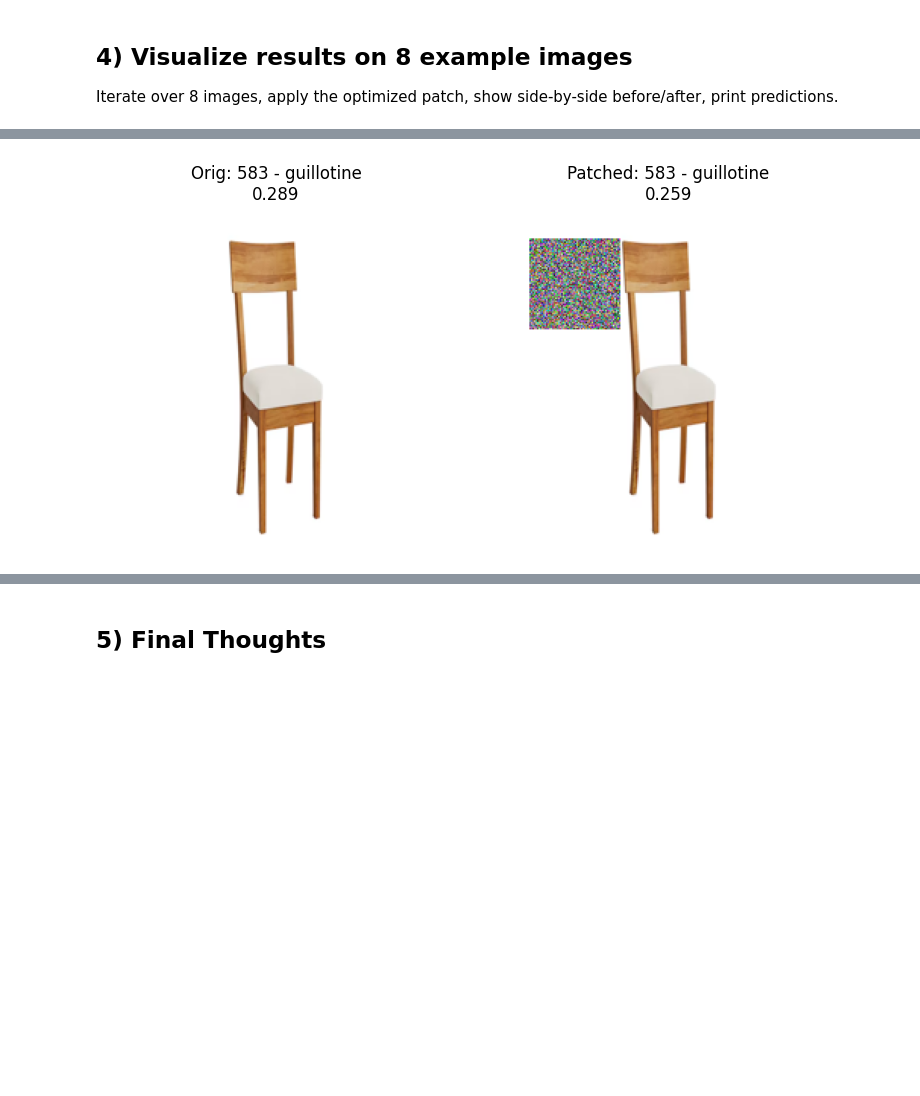
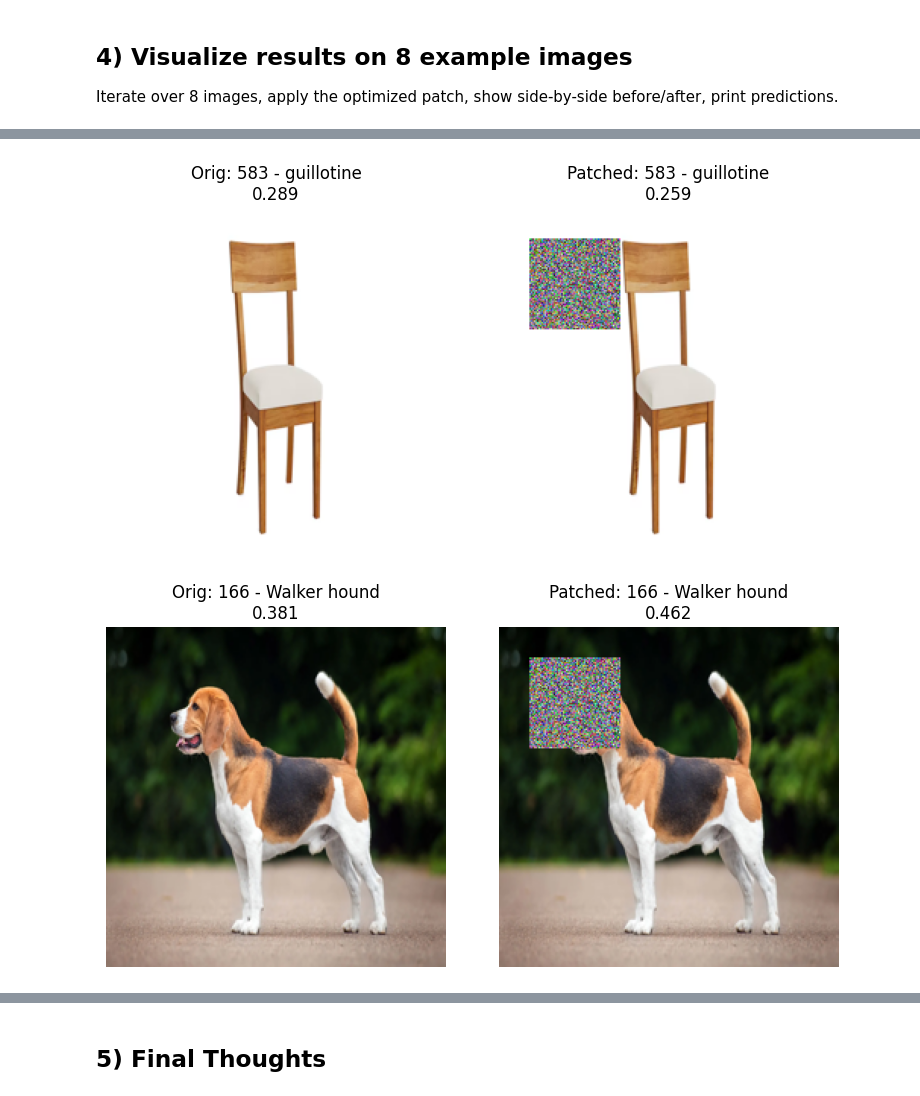
Before and after one commit to ysaismartinez/AdversarialPatch, a Jupyter notebook: ysais_adversarial_patch_full.ipynb, the cells around one changed output, grey strips where cells are left out. Saved outputs shown, nothing was run; the diff lists cells and outputs as text; code cells hidden in the pictures; blank space fills up the shorter version.

Commit message:
Looped through 8 images not 5.

```diff
--- a/ysais_adversarial_patch_full.ipynb
+++ b/ysais_adversarial_patch_full.ipynb
@@ -315,40 +315,41 @@ Done — composites are in the results/ folder.
 
 Iterate over 8 images, apply the optimized patch, show side-by-side before/after, print predictions.
 # %%
-# Pick 5 example images
+# Pick 8 example images
 examples = []
 if os.path.exists('data'):
     for p in sorted(os.listdir('data')):
         if p.lower().endswith(('.jpg','.jpeg','.png')):
             examples.append(os.path.join('data',p))
-examples = examples[:5]
+examples = examples[:8]
 
 os.makedirs('results', exist_ok=True)
 
 from matplotlib import gridspec
 if len(examples) == 0:
     print('No example images found in data/. Please add 5 images and re-run.')
 else:
     for i, pth in enumerate(examples):
         pil = load_img(pth).resize((224,224))
         orig_idx, orig_prob, orig_lbl = predict_and_print(pil)
 
         # Apply patch at a fixed location for demo
         patched_np = apply_patch_to_numpy(np.array(pil), final_patch_np, top_left=(20,20))
         patched_pil = Image.fromarray(patched_np)
         patched_idx, patched_prob, patched_lbl = predict_and_print(patched_pil)
 
         fig = plt.figure(figsize=(8,4))
         gs = gridspec.GridSpec(1,2, width_ratios=[1,1])
         ax0 = plt.subplot(gs[0]); ax0.imshow(pil); ax0.set_title(f"Orig: {orig_lbl}\n{orig_prob:.3f}"); ax0.axis('off')
         ax1 = plt.subplot(gs[1]); ax1.imshow(patched_pil); ax1.set_title(f"Patched: {patched_lbl}\n{patched_prob:.3f}"); ax1.axis('off')
         plt.tight_layout()
         outpath = os.path.join('results', f'example_{i+1}.png')
         plt.savefig(outpath, dpi=200, bbox_inches='tight')
         plt.show()
 # %% [output]
 [figure]
 [figure]
 [figure]
 [figure]
 [figure]
+[figure, added]
```
Also changed, not shown: parts of 1 cell of this notebook.
